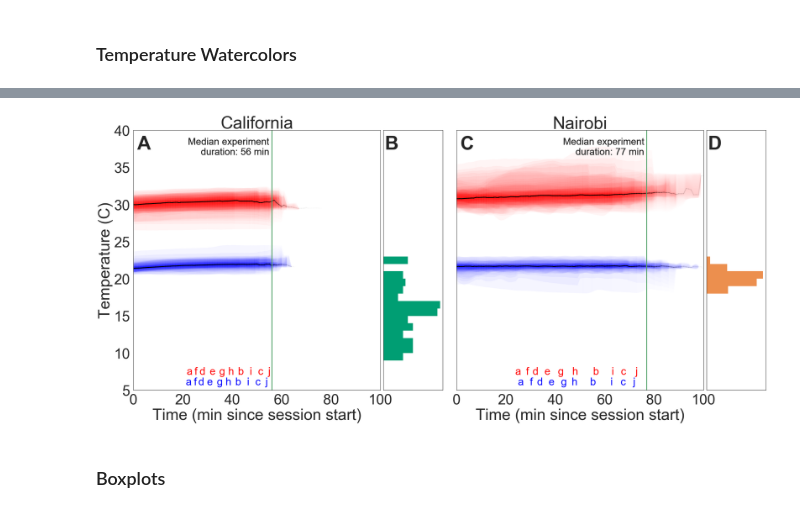
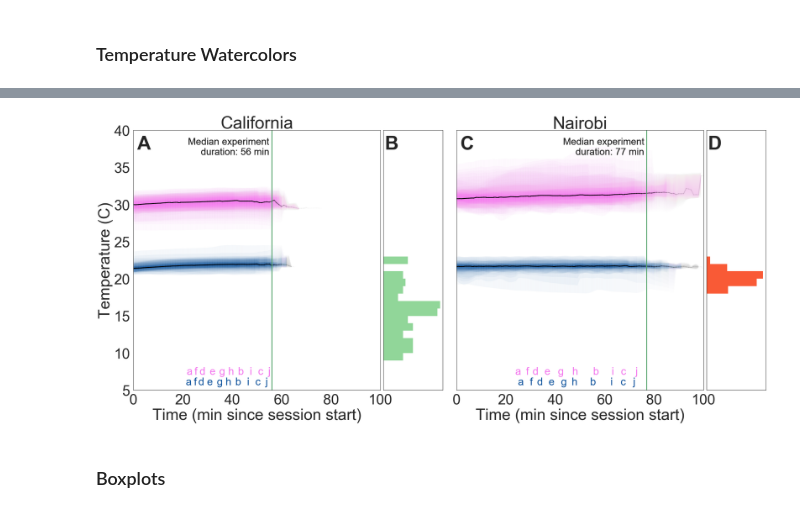
Before and after one commit to bolliger32/berkeley_temp_behavior, a Jupyter notebook: code/notebooks/publication_figures_and_tables.ipynb, the cells around one changed output, grey strips where cells are left out. Saved outputs shown, nothing was run; the diff lists cells and outputs as text; code cells hidden in the pictures.

```diff
--- a/code/notebooks/publication_figures_and_tables.ipynb
+++ b/code/notebooks/publication_figures_and_tables.ipynb
@@ -31,8 +31,11 @@ sites = ['California','Nairobi']
 txs = ['control','treatment']
 
 
-colors_hist = {'California':'#009E73',
-         'Nairobi':'#EC8F4E'}
+colors = {'California':'#91D699',
+              'Nairobi':'#F95A36',
+              'treatment':'#F475EE',
+              'control':'#08519C'}
+
 fs = sns.plotting_context()['axes.labelsize']
 fs_lab = sns.plotting_context()['legend.fontsize']*4
 
@@ -63,11 +66,6 @@ with open(join(int_data_dir,'sensor_data_berk.pickle'),'rb') as f:
 with open(join(int_data_dir,'sensor_data_bus.pickle'),'rb') as f:
     dfs_bus = pickle.load(f)
 
-colors = {'California':{'control':'b',
-                   'treatment':'r'},
-     'Nairobi':{'control':'b',
-               'treatment':'r'}}
-
 def interpolate_within(x):
     res = x.copy()
     if np.isnan(x[1]):
@@ -161,7 +159,7 @@ with sns.axes_style('whitegrid'):
             ax = axs[ix]
             this_df = outs[m].loc[idx[loc,:]]
             this_df.hist(ax=ax,
-                        color=colors_hist[loc],
+                        color=colors[loc],
                         bins=out_dict[m]['bins'],
                         density=True)
             ax.yaxis.set_label_position('right')
@@ -355,7 +353,7 @@ with sns.axes_style(style):
         ax_hist = axs[six*2+1]
 
         outs['t_out_dailymean'].loc[idx[site,:]].hist(orientation='horizontal',bins=out_dict['t_out_dailymean']['bins'],
-                    color=colors_hist[site],ax = ax_hist)
+                    color=colors[site],ax = ax_hist)
         ax_hist.grid(False)
         ax_hist.set_ylim((5,40))
         ax_hist.yaxis.set_major_formatter(nullfmt)
@@ -398,14 +396,14 @@ with sns.axes_style(style):
                 for j in range(count.index.shape[0]-1):
                     poly = ax.fill_between([this_quantile_low.index[j],this_quantile_low.index[j+1]],
                                            this_quantile_low.iloc[j:j+2], this_quantile_high.iloc[j:j+2],
-                                           alpha=.0005*count.iloc[j],color = colors[site][grp])
+                                           alpha=.0005*count.iloc[j],color = colors[grp])
                     poly.set_edgecolor('none')
 
             # add in time of module labels
             this_df_mod = t_mod_df.loc[idx[site,grp,:],:]
             for m in module_labs.keys():
                 time = (this_df_mod.loc[idx[site,grp,m],'end_time'] + this_df_mod.loc[idx[site,grp,m],'st_time'])/2
-                ax.text(time,mod_time_ht[grp],module_labs[m], ha='center', va = 'bottom', color = colors[site][grp],
+                ax.text(time,mod_time_ht[grp],module_labs[m], ha='center', va = 'bottom', color = colors[grp],
                         fontsize=fs)
 
 
@@ -435,4 +433,4 @@ Nairobi treatment SD: 0.3269884427267686
-[figure, old version]
+[figure, new version]
 # %% [markdown]
 ### Boxplots
 # %% [markdown]
```
Also changed, not shown: parts of 7 cells of this notebook.
